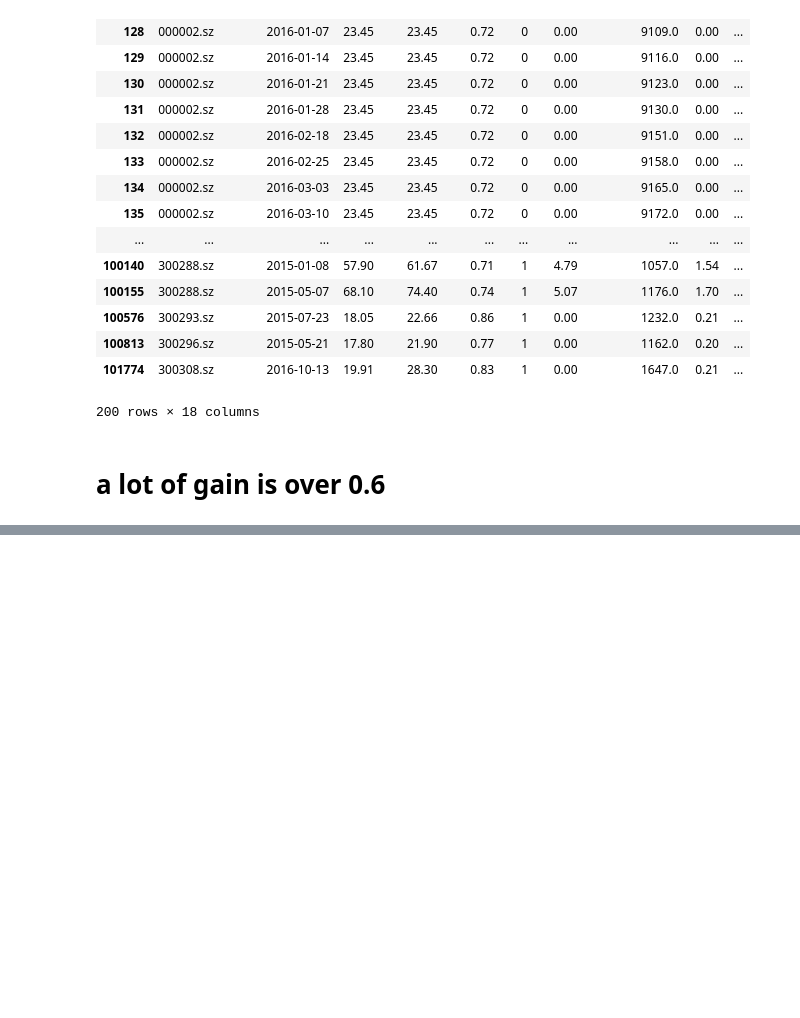
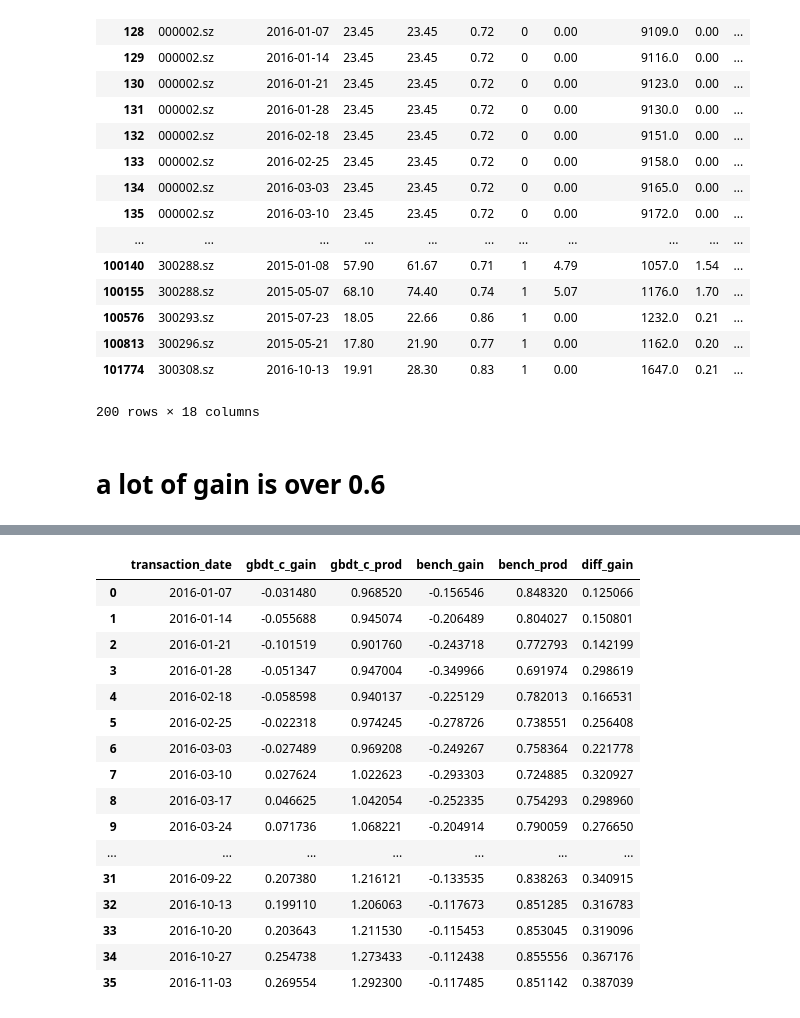
Before and after one commit to zhangjiaqi/innovation_stock, a Jupyter notebook: scripts/11_compare_with_zhongzheng.ipynb, the cells around one changed output, grey strips where cells are left out. Saved outputs shown, nothing was run; the diff lists cells and outputs as text; code cells hidden in the pictures; blank space fills up the shorter version.

```diff
--- a/scripts/11_compare_with_zhongzheng.ipynb
+++ b/scripts/11_compare_with_zhongzheng.ipynb
@@ -138,8 +150,11 @@ oot_scores.close()
 gbt_scores_p = gbt_scores[['code','transaction_date', 'close']]
 gbt_scores_p['pre_date'] = gbt_scores_p.transaction_date + pd.Timedelta('1 days')
 gbt_scores_p = gbt_scores_p.drop(['transaction_date'], 1)
-gbt_scores_p = gbt_scores_p.rename(columns = {'pre_date':'trainsaction_date'})
-gbt_scores_p.head()
+gbt_scores_p = gbt_scores_p.rename(columns = {'pre_date':'transaction_date','close':'p_close'})
+gbt_scores_a = gbt_scores.join(gbt_scores_p.set_index(['code', 'transaction_date']),
+                               on=['code', 'transaction_date'])
+gbt_scores_a['daily_gain'] = (gbt_scores_a['close'] - gbt_scores_a['p_close']) / gbt_scores_a['close']
+gbt_scores_a.head()
 # %% [output]
 A value is trying to be set on a copy of a slice from a DataFrame.
 Try using .loc[row_indexer,col_indexer] = value instead
@@ -222,0 +244,31 @@ select_code_gain
+# %%
+
+
+result = select_code_gain.reset_index()
+result = result.rename(columns = {'cum_gain':'gbdt_c_gain', 'cum_prod':'gbdt_c_prod'})
+result=result.drop(['gain'], 1)
+result = result.join(bgn2016.set_index(['transaction_date']), on=['transaction_date'], how='left')
+result = result.rename(columns = {'cum_gain':'bench_gain', 'cum_prod':'bench_prod'})
+result=result.drop(['gain'], 1)
+
+result['diff_gain'] = result['gbdt_c_gain'] - result['bench_gain']
+
+result
+# %% [output]
+|  | transaction_date | gbdt_c_gain | gbdt_c_prod | bench_gain | bench_prod | diff_gain |
+| 0 | 2016-01-07 | -0.031480 | 0.968520 | -0.156546 | 0.848320 | 0.125066 |
+| 1 | 2016-01-14 | -0.055688 | 0.945074 | -0.206489 | 0.804027 | 0.150801 |
+| 2 | 2016-01-21 | -0.101519 | 0.901760 | -0.243718 | 0.772793 | 0.142199 |
+| 3 | 2016-01-28 | -0.051347 | 0.947004 | -0.349966 | 0.691974 | 0.298619 |
+| 4 | 2016-02-18 | -0.058598 | 0.940137 | -0.225129 | 0.782013 | 0.166531 |
+| 5 | 2016-02-25 | -0.022318 | 0.974245 | -0.278726 | 0.738551 | 0.256408 |
+| 6 | 2016-03-03 | -0.027489 | 0.969208 | -0.249267 | 0.758364 | 0.221778 |
+| 7 | 2016-03-10 | 0.027624 | 1.022623 | -0.293303 | 0.724885 | 0.320927 |
+| 8 | 2016-03-17 | 0.046625 | 1.042054 | -0.252335 | 0.754293 | 0.298960 |
+| 9 | 2016-03-24 | 0.071736 | 1.068221 | -0.204914 | 0.790059 | 0.276650 |
+| ... | ... | ... | ... | ... | ... | ... |
+| 31 | 2016-09-22 | 0.207380 | 1.216121 | -0.133535 | 0.838263 | 0.340915 |
+| 32 | 2016-10-13 | 0.199110 | 1.206063 | -0.117673 | 0.851285 | 0.316783 |
+| 33 | 2016-10-20 | 0.203643 | 1.211530 | -0.115453 | 0.853045 | 0.319096 |
+| 34 | 2016-10-27 | 0.254738 | 1.273433 | -0.112438 | 0.855556 | 0.367176 |
+| 35 | 2016-11-03 | 0.269554 | 1.292300 | -0.117485 | 0.851142 | 0.387039 |
```
Also changed, not shown: parts of 13 cells of this notebook, 1 other file.
